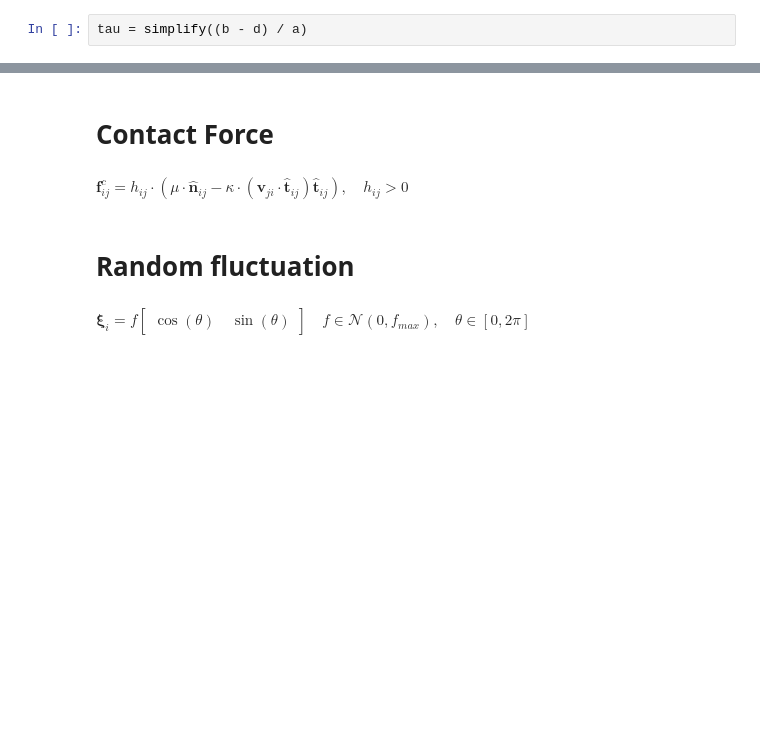
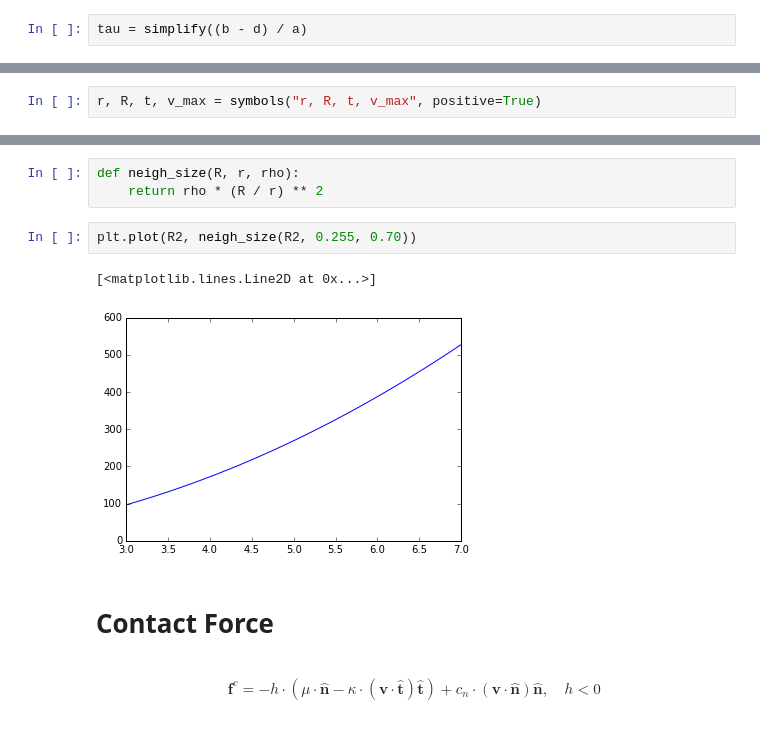
Before and after one commit to crowddynamics/crowddynamics, a Jupyter notebook: notebooks/Motion.ipynb, the cells around one changed output, grey strips where cells are left out. Cells and saved outputs as stored; diff of their text form; blank space fills up the shorter version.

```diff
--- a/notebooks/Motion.ipynb
+++ b/notebooks/Motion.ipynb
@@ -96,0 +141,2 @@ tau.subs(theta, -Pi)
+# %%
+r, R, t, v_max = symbols("r, R, t, v_max", positive=True)
@@ -97,9 +182,14 @@ tau.subs(theta, -Pi)
+# %%
+def neigh_size(R, r, rho):
+    return rho * (R / r) ** 2
+# %%
+plt.plot(R2, neigh_size(R2, 0.255, 0.70))
+# %% [output]
+[<matplotlib.lines.Line2D at 0x...>]
+[figure, added]
 # %% [markdown]
 # Contact Force
 # %% [markdown]
-$ \mathbf{f}_{ij}^{c} =
-h_{ij} \cdot \left(\mu \cdot \hat{\mathbf{n}}_{ij} - \kappa \cdot \left(\mathbf{v}_{ji} \cdot \hat{\mathbf{t}}_{ij}\right) \hat{\mathbf{t}}_{ij}\right), \quad h_{ij} > 0 $
+$$
+\begin{split}\mathbf{f}^{c} = - h \cdot \left(\mu \cdot \hat{\mathbf{n}} - \kappa \cdot (\mathbf{v} \cdot \hat{\mathbf{t}}) \hat{\mathbf{t}}\right) + c_{n} \cdot (\mathbf{v} \cdot \hat{\mathbf{n}}) \hat{\mathbf{n}} , \quad h < 0\end{split}
+$$
-# %% [markdown]
-# Random fluctuation
-# %% [markdown]
-$ \boldsymbol{\xi}_{i} = f \left[\begin{matrix}\cos{\left (\theta \right )} \quad \sin{\left (\theta \right )}\end{matrix}\right] \quad f \in \mathcal{N}(0, f_{max}), \quad \theta \in [0, 2\pi] $
```
Also changed, not shown: parts of 68 cells of this notebook, 15 other files.
